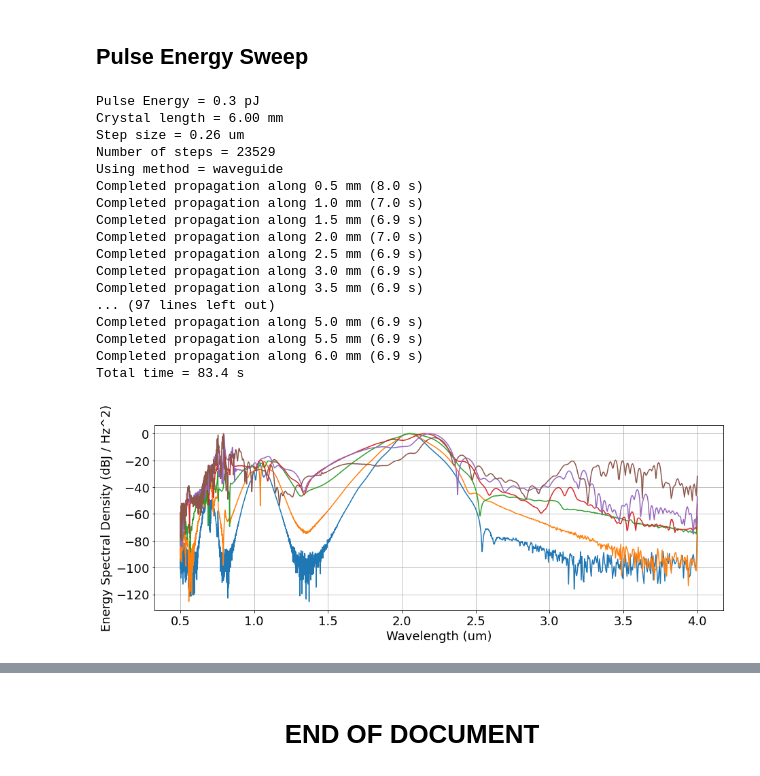
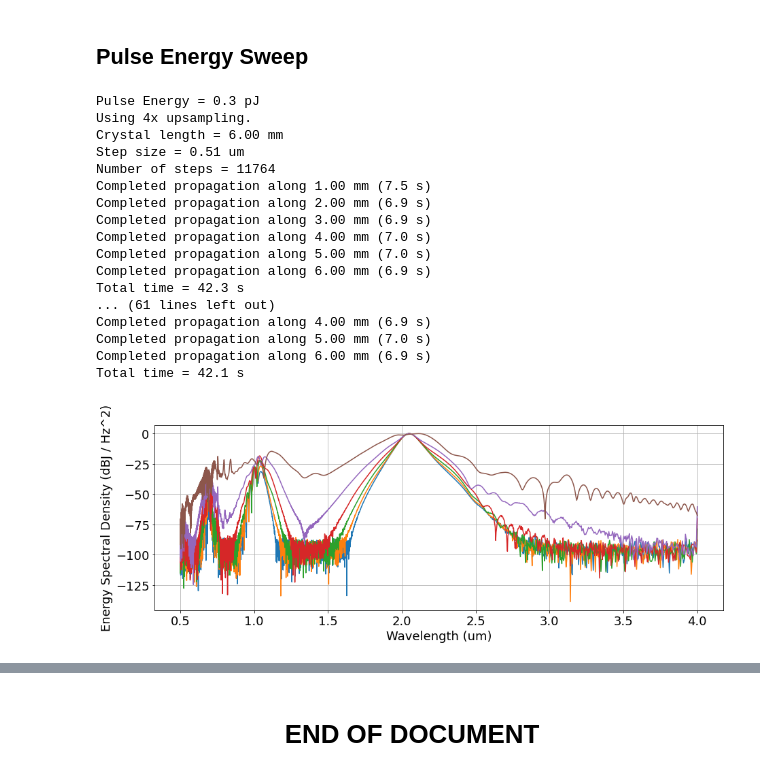
Before and after one commit to ledezmaluism/snow, a Jupyter notebook: Notebooks/Example_waveguide_SCG_Marcs_Optica.ipynb, the cells around one changed output, grey strips where cells are left out. Saved outputs shown, nothing was run; the diff lists cells and outputs as text; code cells hidden in the pictures.

```diff
--- a/Notebooks/Example_waveguide_SCG_Marcs_Optica.ipynb
+++ b/Notebooks/Example_waveguide_SCG_Marcs_Optica.ipynb
@@ -135,5 +130,5 @@ def n_func(wl):
 # %%
-n = n_func(wl_abs)
+n = wg.neff_array
 nw = n[f0_ff_index]
 
 plt.rcParams['figure.figsize'] = [10, 5]
@@ -344,0 +296,3 @@ Total time = 83.4 s
+# %%
+h = pp/10
+[a_output, pulse_evol_full] = wg.propagate_NEE(a_input, h, v_ref=v_ref, zcheck_step = 1*mm)
@@ -383,13 +346,13 @@ We can also look at the evolution of the pulse along the crystal. Here it also c
 # %%
-# plt.rcParams['figure.figsize'] = [15, 5]
-# Nsteps = pulse_evol.shape[1]-1
-# X,Y = np.meshgrid(t/ps, np.arange(Nsteps+1)*h*1e3)
-# fig = plt.figure()
-# ax = fig.add_subplot(111)
-# im = ax.pcolormesh(X, Y, (np.transpose(np.abs(pulse_evol))), cmap = cc.cm["rainbow"])
-# ax.set_xlabel('Time (ps)')
-# ax.set_ylabel('Propagation distance (mm)')
-# # ax.set_ylim([0,5])
-# # ax.set_xlim([-2,0.5])
-# plt.colorbar(im, ax=ax);
+plt.rcParams['figure.figsize'] = [15, 5]
+Nsteps = pulse_evol.shape[1]-1
+X,Y = np.meshgrid(t/ps, np.arange(Nsteps+1)*h*1e3)
+fig = plt.figure()
+ax = fig.add_subplot(111)
+im = ax.pcolormesh(X, Y, (np.transpose(np.abs(pulse_evol))), cmap = cc.cm["rainbow"])
+ax.set_xlabel('Time (ps)')
+ax.set_ylabel('Propagation distance (mm)')
+# ax.set_ylim([0,5])
+# ax.set_xlim([-2,0.5])
+plt.colorbar(im, ax=ax);
 # %%
@@ -434,52 +389,52 @@ We can also look at the evolution of the pulse along the crystal. Here it also c
 # %%
 Energies = np.array([0.33, 0.63, 1.15, 2.11, 4.06, 11.2])*pJ
 Pulses = 1j*np.zeros([t.size, Energies.size])
 
 plt.rcParams['figure.figsize'] = [15, 5]
 fig = plt.figure()
 ax1 = fig.add_subplot(111)
 
 for ke in range(Energies.size):
     Energy = Energies[ke]
 
-    #Peak value:
-    Ppeak = np.sqrt((0.94*Energy/tau))
+    #Noiseless pulse creation
+    x = pulses.sech(t, Energy, tau, f0)
 
     #Noise floor
     N_dB = 100
-    noise = Ppeak * 10**(-N_dB/20) * np.random.normal(size=NFFT)
+    Npower = np.amax(x)**2 * 10**(-N_dB/10)
+    noise = pulses.noise(t, Npower)
 
-    #Pulse creation
-    x = Ppeak*np.exp(-2*np.log(2)*(t/tau)**2)*np.exp(1j*Omega_0*t)
     x = x + noise
-    pulse = pulses.pulse(t, x, wl_ref)
-    print('Pulse Energy = %0.2f pJ' %(pulse.energy_td()/pJ))
+    a_input = pulses.pulse(t, x, wl_ref)
+    print('Pulse Energy = %0.1f pJ' %(a_input.energy_td()/pJ))
 
     #Simulation
-    [Pulses[:,ke], _] = crystal.propagate_NEE_fd(pulse, h=pp/20, v_ref=v_ref, Nup=4, method='waveguide')
+    output_pulse, _ = wg.propagate_NEE(a_input, h, v_ref=v_ref, zcheck_step = 1*mm)
+    Pulses[:,ke] = output_pulse.a
 
 #     pulse.plot_ESD_dB_vs_wavelength(ax=ax1)
     pulses.plot_ESD_dB_vs_wavelength(t, Pulses[:,ke], f_ref, ax=ax1)
     print('')
 # %% [output]
 Pulse Energy = 0.3 pJ
+Using 4x upsampling.
 Crystal length = 6.00 mm
-Step size = 0.26 um
-Number of steps = 23529
-Using method = waveguide
-Completed propagation along 0.5 mm (8.0 s)
-Completed propagation along 1.0 mm (7.0 s)
-Completed propagation along 1.5 mm (6.9 s)
-Completed propagation along 2.0 mm (7.0 s)
-Completed propagation along 2.5 mm (6.9 s)
-Completed propagation along 3.0 mm (6.9 s)
-Completed propagation along 3.5 mm (6.9 s)
-... (97 lines left out)
-Completed propagation along 5.0 mm (6.9 s)
-Completed propagation along 5.5 mm (6.9 s)
-Completed propagation along 6.0 mm (6.9 s)
-Total time = 83.4 s
+Step size = 0.51 um
+Number of steps = 11764
+Completed propagation along 1.00 mm (7.5 s)
+Completed propagation along 2.00 mm (6.9 s)
+Completed propagation along 3.00 mm (6.9 s)
+Completed propagation along 4.00 mm (7.0 s)
+Completed propagation along 5.00 mm (7.0 s)
+Completed propagation along 6.00 mm (6.9 s)
+Total time = 42.3 s
+... (61 lines left out)
+Completed propagation along 4.00 mm (6.9 s)
+Completed propagation along 5.00 mm (7.0 s)
+Completed propagation along 6.00 mm (6.9 s)
+Total time = 42.1 s
-[figure, old version]
+[figure, new version]
 # %%
 plt.rcParams['figure.figsize'] = [10, 5]
 fig = plt.figure()
```
Also changed, not shown: parts of 25 cells of this notebook, 1 other file.
